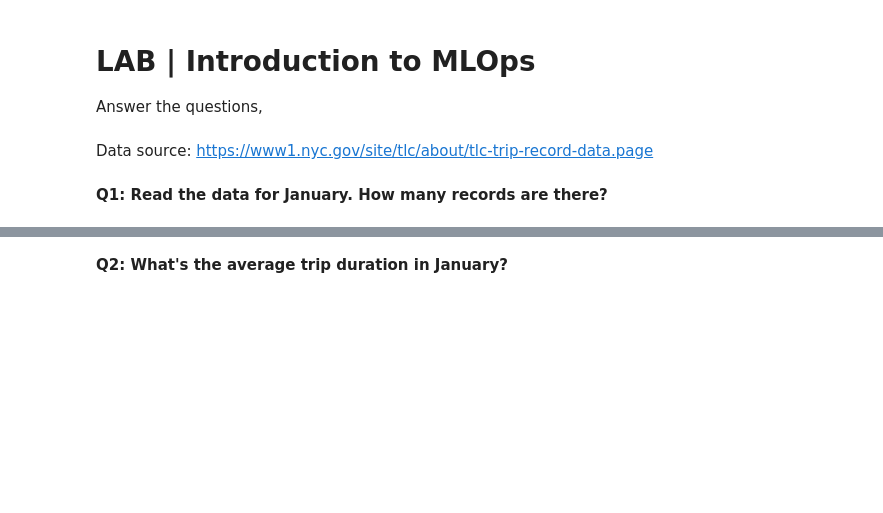
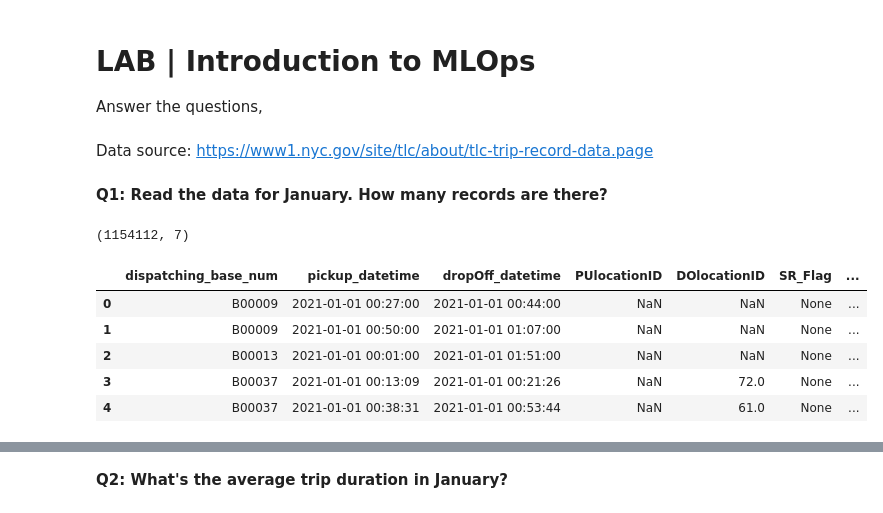
Before and after one commit to GFiaMon/lab-dsai-intro-to-mlops, a Jupyter notebook: main.ipynb, the cells around one changed output, grey strips where cells are left out. Drawn from its saved outputs; the diff is of its cells as text; code cells hidden in the pictures; blank space fills up the shorter version.

```diff
--- a/main.ipynb
+++ b/main.ipynb
@@ -15,3 +15,15 @@ df_feb = pd.read_parquet('./data/fhv_tripdata_2021-02.parquet')
 **Q1: Read the data for January. How many records are there?**
 # %%
 # your code here
+df_jan.shape
+# %% [output]
+(1154112, 7)
+# %%
+df_jan.head()
+# %% [output]
+|  | dispatching_base_num | pickup_datetime | dropOff_datetime | PUlocationID | DOlocationID | SR_Flag | ... |
+| 0 | B00009 | 2021-01-01 00:27:00 | 2021-01-01 00:44:00 | NaN | NaN | None | ... |
+| 1 | B00009 | 2021-01-01 00:50:00 | 2021-01-01 01:07:00 | NaN | NaN | None | ... |
+| 2 | B00013 | 2021-01-01 00:01:00 | 2021-01-01 01:51:00 | NaN | NaN | None | ... |
+| 3 | B00037 | 2021-01-01 00:13:09 | 2021-01-01 00:21:26 | NaN | 72.0 | None | ... |
+| 4 | B00037 | 2021-01-01 00:38:31 | 2021-01-01 00:53:44 | NaN | 61.0 | None | ... |
```
Also changed, not shown: parts of 36 cells of this notebook.
